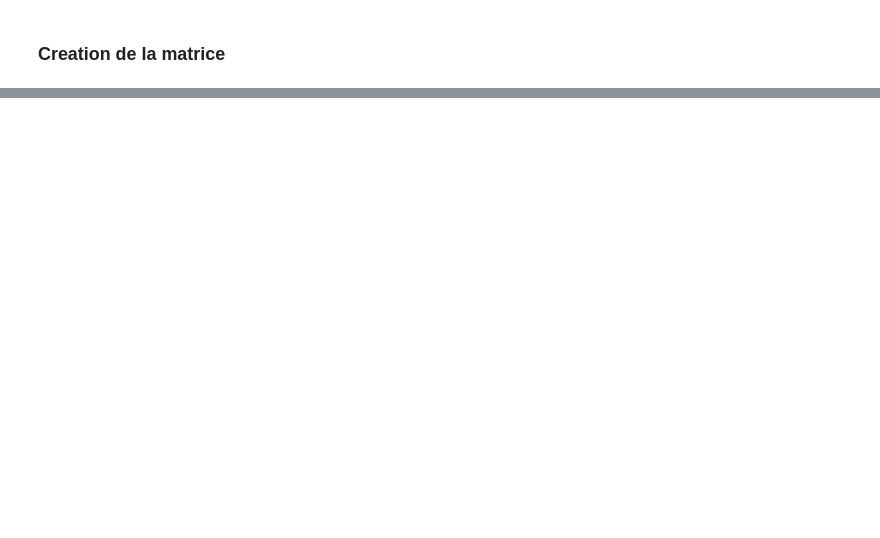
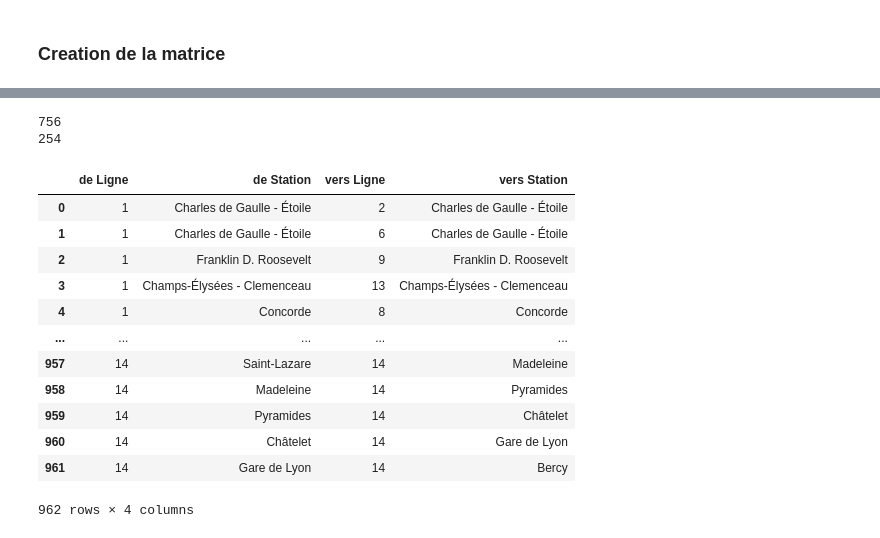
Before and after one commit to marcodamecourt/data_chall_alstom, a Jupyter notebook: data_chhall.ipynb, the cells around one changed output, grey strips where cells are left out. Cells and saved outputs as stored; diff of their text form; code cells hidden in the pictures; blank space fills up the shorter version.

```diff
--- a/data_chhall.ipynb
+++ b/data_chhall.ipynb
@@ -167,0 +291,6 @@ Name: Passy, Length: 261, dtype: object
+# %%
+print(len(df_ligne_insuppressible))
+print(len(df_ligne_suppressible))
+# %% [output]
+756
+254
@@ -167,0 +329,16 @@ Name: Passy, Length: 261, dtype: object
+# %%
+dataset_train1[70]
+# %% [output]
+|  | de Ligne | de Station | vers Ligne | vers Station |
+| 0 | 1 | Charles de Gaulle - Étoile | 2 | Charles de Gaulle - Étoile |
+| 1 | 1 | Charles de Gaulle - Étoile | 6 | Charles de Gaulle - Étoile |
+| 2 | 1 | Franklin D. Roosevelt | 9 | Franklin D. Roosevelt |
+| 3 | 1 | Champs-Élysées - Clemenceau | 13 | Champs-Élysées - Clemenceau |
+| 4 | 1 | Concorde | 8 | Concorde |
+| ... | ... | ... | ... | ... |
+| 957 | 14 | Saint-Lazare | 14 | Madeleine |
+| 958 | 14 | Madeleine | 14 | Pyramides |
+| 959 | 14 | Pyramides | 14 | Châtelet |
+| 960 | 14 | Châtelet | 14 | Gare de Lyon |
+| 961 | 14 | Gare de Lyon | 14 | Bercy |
+962 rows × 4 columns
```
Also changed, not shown: parts of 18 cells of this notebook, 2 other files.
